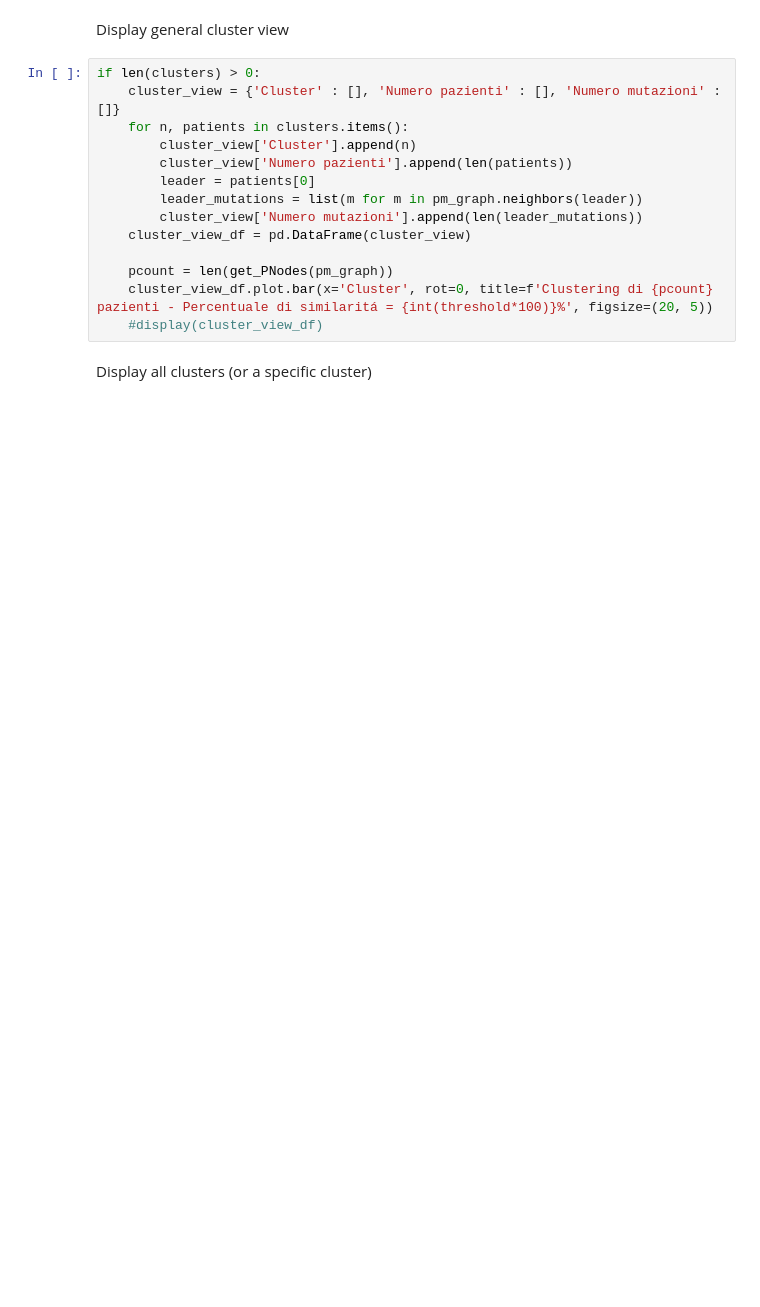
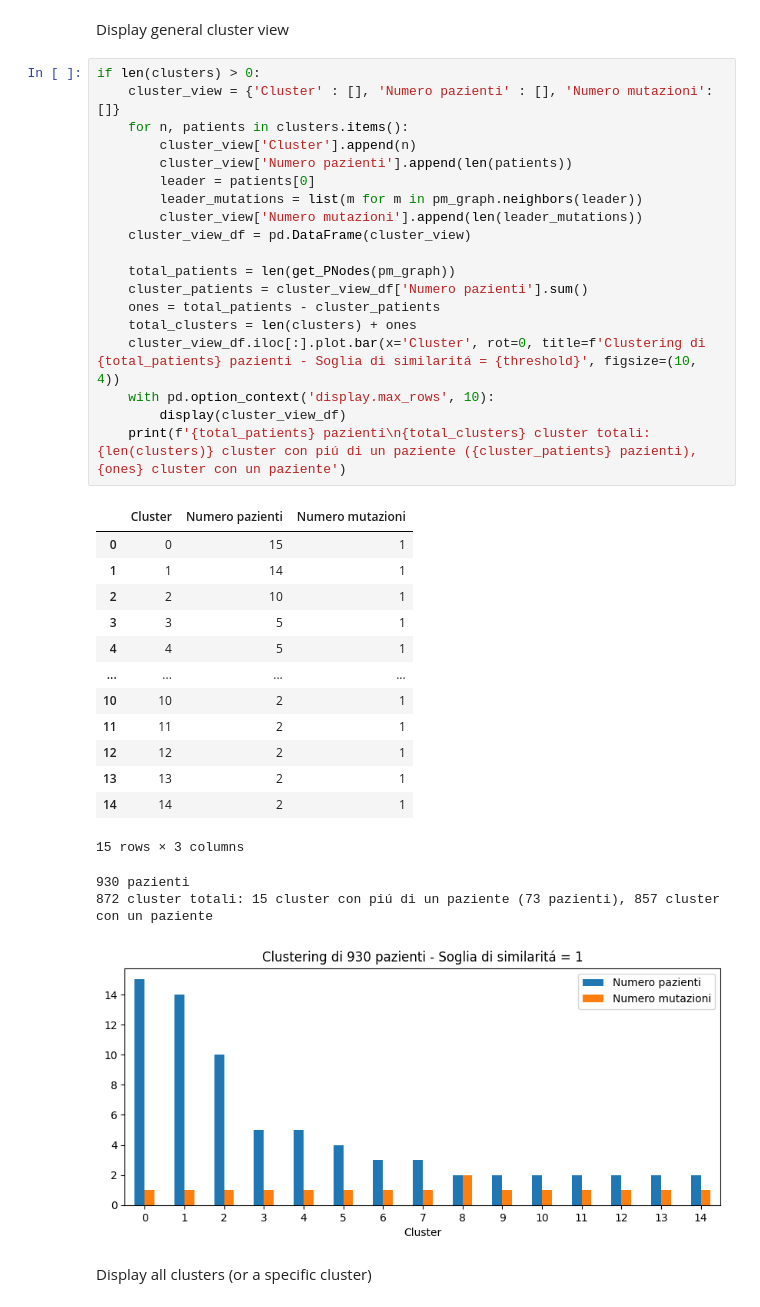
Before and after one commit to belldav/Medical-Data-Analysis, a Jupyter notebook: plot.ipynb, the cells around one changed output. Saved outputs shown, nothing was run; the diff lists cells and outputs as text; blank space fills up the shorter version.

```diff
--- a/plot.ipynb
+++ b/plot.ipynb
@@ -52,18 +84,40 @@ clusters = clustering(pm_graph, threshold)
 Display general cluster view
 # %%
 if len(clusters) > 0:
-    cluster_view = {'Cluster' : [], 'Numero pazienti' : [], 'Numero mutazioni' : []}
+    cluster_view = {'Cluster' : [], 'Numero pazienti' : [], 'Numero mutazioni': []}
     for n, patients in clusters.items():
         cluster_view['Cluster'].append(n)
         cluster_view['Numero pazienti'].append(len(patients))
         leader = patients[0]
         leader_mutations = list(m for m in pm_graph.neighbors(leader))
         cluster_view['Numero mutazioni'].append(len(leader_mutations))
     cluster_view_df = pd.DataFrame(cluster_view)
 
-    pcount = len(get_PNodes(pm_graph))
-    cluster_view_df.plot.bar(x='Cluster', rot=0, title=f'Clustering di {pcount} pazienti - Percentuale di similaritá = {int(threshold*100)}%', figsize=(20, 5))
-    #display(cluster_view_df)
+    total_patients = len(get_PNodes(pm_graph))
+    cluster_patients = cluster_view_df['Numero pazienti'].sum()
+    ones = total_patients - cluster_patients
+    total_clusters = len(clusters) + ones
+    cluster_view_df.iloc[:].plot.bar(x='Cluster', rot=0, title=f'Clustering di {total_patients} pazienti - Soglia di similaritá = {threshold}', figsize=(10, 4))
+    with pd.option_context('display.max_rows', 10):
+        display(cluster_view_df)
+    print(f'{total_patients} pazienti\n{total_clusters} cluster totali: {len(clusters)} cluster con piú di un paziente ({cluster_patients} pazienti), {ones} cluster con un paziente')
+# %% [output]
+|  | Cluster | Numero pazienti | Numero mutazioni |
+| 0 | 0 | 15 | 1 |
+| 1 | 1 | 14 | 1 |
+| 2 | 2 | 10 | 1 |
+| 3 | 3 | 5 | 1 |
+| 4 | 4 | 5 | 1 |
+| ... | ... | ... | ... |
+| 10 | 10 | 2 | 1 |
+| 11 | 11 | 2 | 1 |
+| 12 | 12 | 2 | 1 |
+| 13 | 13 | 2 | 1 |
+| 14 | 14 | 2 | 1 |
+15 rows × 3 columns
+930 pazienti
+872 cluster totali: 15 cluster con piú di un paziente (73 pazienti), 857 cluster con un paziente
+[figure, added]
 # %% [markdown]
 Display all clusters (or a specific cluster)
 # %%
```
Also changed, not shown: parts of 11 cells of this notebook, 2 other files.
